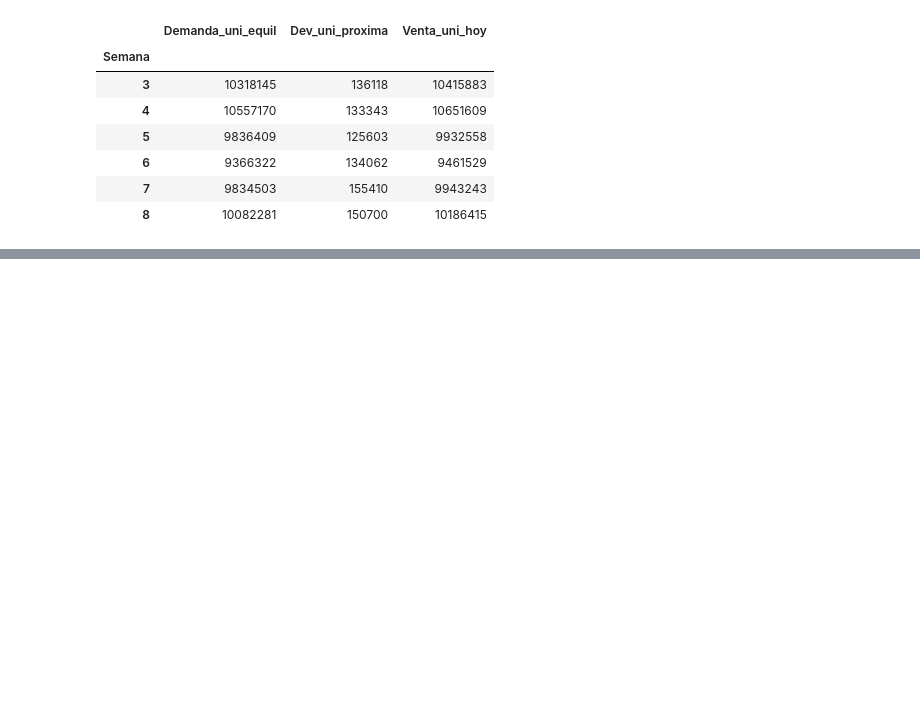
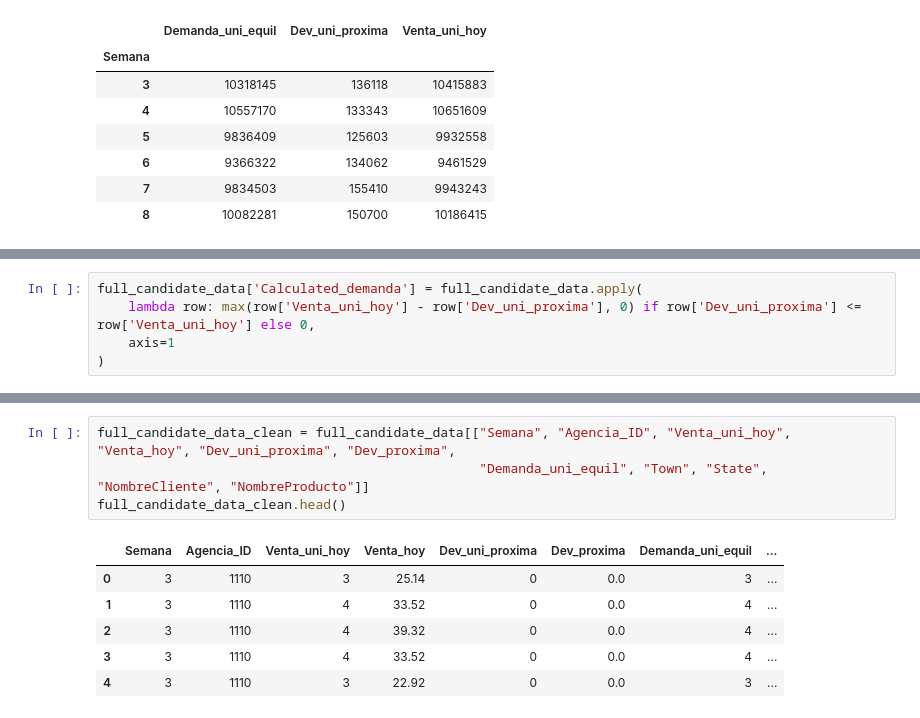
Before and after one commit to The-carlos/meli_assessment, a Jupyter notebook: main.ipynb, the cells around one changed output, grey strips where cells are left out. Cells and saved outputs as stored; diff of their text form; blank space fills up the shorter version.

Commit message:
Understood the DEmanda logic

```diff
--- a/main.ipynb
+++ b/main.ipynb
@@ -429,0 +432,5 @@ week_totals
+# %%
+full_candidate_data['Calculated_demanda'] = full_candidate_data.apply(
+    lambda row: max(row['Venta_uni_hoy'] - row['Dev_uni_proxima'], 0) if row['Dev_uni_proxima'] <= row['Venta_uni_hoy'] else 0,
+    axis=1
+)
@@ -429,0 +483,11 @@ week_totals
+# %%
+full_candidate_data_clean = full_candidate_data[["Semana", "Agencia_ID", "Venta_uni_hoy", "Venta_hoy", "Dev_uni_proxima", "Dev_proxima",
+                                                 "Demanda_uni_equil", "Town", "State", "NombreCliente", "NombreProducto"]]
+full_candidate_data_clean.head()
+# %% [output]
+|  | Semana | Agencia_ID | Venta_uni_hoy | Venta_hoy | Dev_uni_proxima | Dev_proxima | Demanda_uni_equil | ... |
+| 0 | 3 | 1110 | 3 | 25.14 | 0 | 0.0 | 3 | ... |
+| 1 | 3 | 1110 | 4 | 33.52 | 0 | 0.0 | 4 | ... |
+| 2 | 3 | 1110 | 4 | 39.32 | 0 | 0.0 | 4 | ... |
+| 3 | 3 | 1110 | 4 | 33.52 | 0 | 0.0 | 4 | ... |
+| 4 | 3 | 1110 | 3 | 22.92 | 0 | 0.0 | 3 | ... |
```
Also changed, not shown: parts of 8 cells of this notebook.
